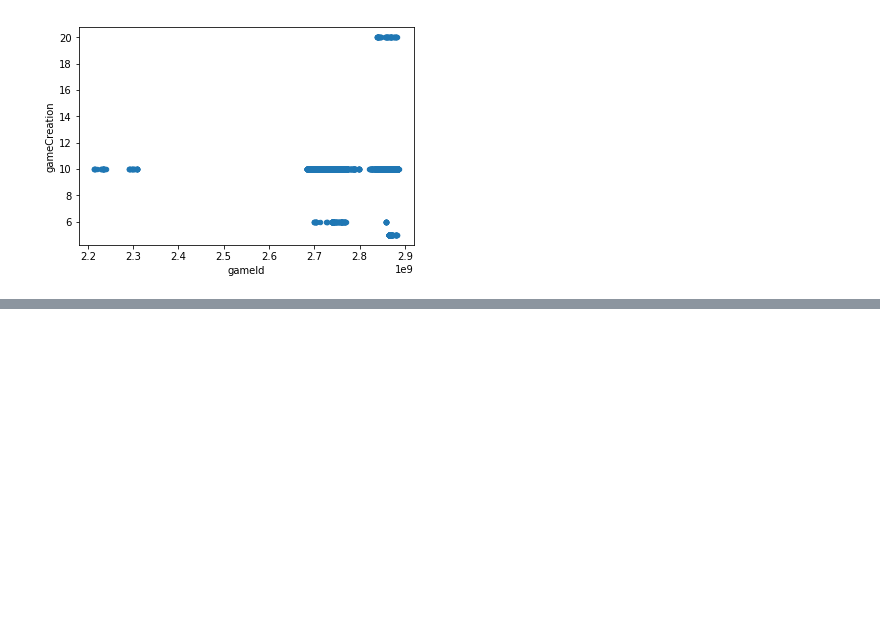
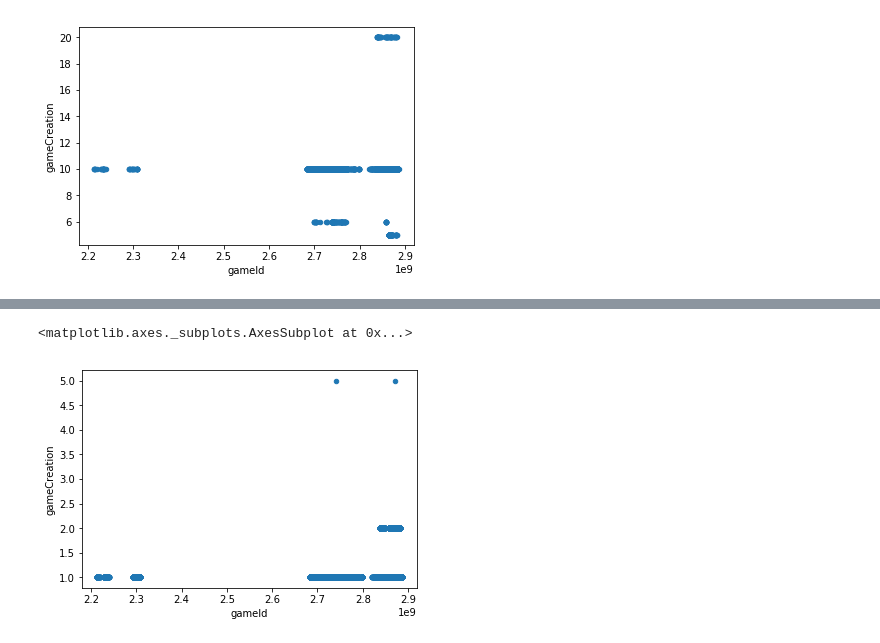
Before and after one commit to itozapata/league-notebooks, a Jupyter notebook: parquet_conversion/data integrity check.ipynb, the cells around one changed output, grey strips where cells are left out. Cells and saved outputs as stored; diff of their text form; code cells hidden in the pictures; blank space fills up the shorter version.

```diff
--- a/parquet_conversion/data integrity check.ipynb
+++ b/parquet_conversion/data integrity check.ipynb
@@ -38,0 +35,15 @@ MultiIndex(levels=[['championId', 'gameId'], ['count', '']],
+# %%
+df.groupby([
+    'gameId',
+    'player.accountId'
+], as_index=False).count()[[
+    'gameId',
+    'gameCreation'
+]].plot(
+    kind='scatter',
+    x='gameId',
+    y='gameCreation'
+)
+# %% [output]
+<matplotlib.axes._subplots.AxesSubplot at 0x...>
+[figure, added]
```
Also changed, not shown: parts of 5 cells of this notebook, 2 other files.
